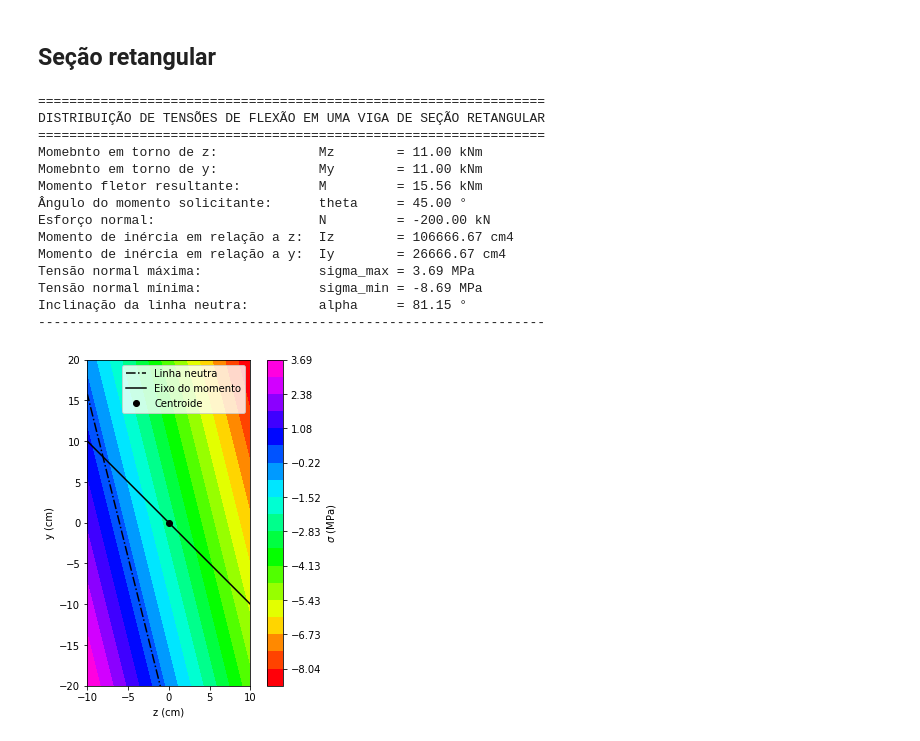
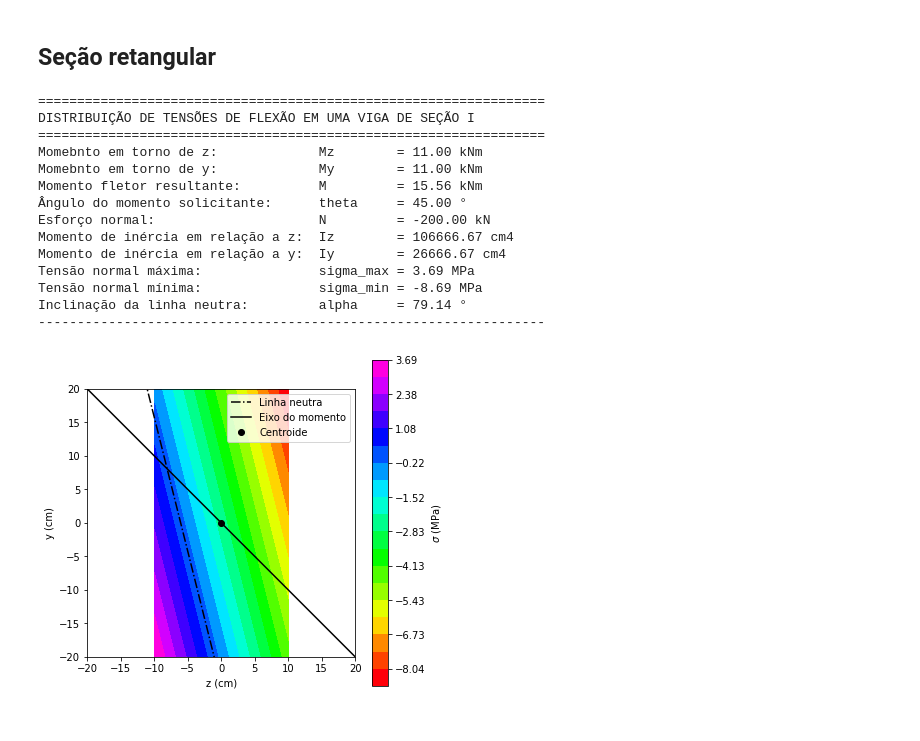
Before and after one commit to rafaelnmbarros/Calculadoras-Resistencia--dos-Materiais, a Jupyter notebook: Tensoes-em-vigas.ipynb, the cells around one changed output. Cells and saved outputs as stored; diff of their text form; code cells hidden in the pictures.

```diff
--- a/Tensoes-em-vigas.ipynb
+++ b/Tensoes-em-vigas.ipynb
@@ -27,7 +27,7 @@ N = -200 #kN
 
 
 #----------------------------------------------------
-#propriedade geométrica da seção
+#Propriedade geométrica da seção
 #----------------------------------------------------
 Iz = b*(h**3)/12
 Iy = h*(b**3)/12
@@ -75,14 +75,16 @@ cbar = fig.colorbar(contour)
 cbar.set_label('$\sigma$ (MPa)')
 
 # Definição dos limites do gráfico
-ax.set_xlim(-b/2, b/2)
-ax.set_ylim(-h/2, h/2)
+lim_min = -max(b, h)/2
+lim_max = max(b, h)/2
+ax.set_xlim(lim_min, lim_max)
+ax.set_ylim(lim_min, lim_max)
 ax.set_xlabel('z (cm)')
 ax.set_ylabel('y (cm)')
 
 
 #Linha neutra
-z = np.linspace(-b/2, b/2, 10)
+z = np.linspace(lim_min, lim_max, 10)
 y = (Iz/(100*Mz))*(N/A + (100*My*z)/Iy)
 LN = ax.plot(-z,y,
     'k-.', label='Linha neutra'
@@ -91,7 +93,7 @@ alpha = (180/np.pi)*np.arctan(y[0]/z[0])
 
 
 #Eixo de atuação do momento fletor
-z = np.linspace(-b/2, b/2, 10)
+z = np.linspace(lim_min, lim_max, 10)
 y = -np.tan((np.pi/180)*theta)*z
 EM = ax.plot(z,y,
     'k-', label='Eixo do momento'
@@ -110,34 +112,34 @@ ax.legend()
 print('')
 print('')
 print('=================================================================')
-print('DISTRIBUIÇÃO DE TENSÕES DE FLEXÃO EM UMA VIGA DE SEÇÃO RETANGULAR')
+print('DISTRIBUIÇÃO DE TENSÕES DE FLEXÃO EM UMA VIGA DE SEÇÃO I')
 print('=================================================================')
 print('Momebnto em torno de z:             Mz        = %.2f kNm' % Mz)
 print('Momebnto em torno de y:             My        = %.2f kNm' % My)
 print('Momento fletor resultante:          M         = %.2f kNm' % M)
 print('Ângulo do momento solicitante:      theta     = %.2f °' % theta)
 print('Esforço normal:                     N         = %.2f kN' % N)
 print('Momento de inércia em relação a z:  Iz        = %.2f cm4' % Iz)
 print('Momento de inércia em relação a y:  Iy        = %.2f cm4' % Iy)
 print('Tensão normal máxima:               sigma_max = %.2f MPa' % sigma_max)
 print('Tensão normal mínima:               sigma_min = %.2f MPa' % sigma_min)
 print('Inclinação da linha neutra:         alpha     = %.2f °' % alpha)
 print('-----------------------------------------------------------------')
 print('')
 plt.show()
 # %% [output]
 =================================================================
-DISTRIBUIÇÃO DE TENSÕES DE FLEXÃO EM UMA VIGA DE SEÇÃO RETANGULAR
+DISTRIBUIÇÃO DE TENSÕES DE FLEXÃO EM UMA VIGA DE SEÇÃO I
 =================================================================
 Momebnto em torno de z:             Mz        = 11.00 kNm
 Momebnto em torno de y:             My        = 11.00 kNm
 Momento fletor resultante:          M         = 15.56 kNm
 Ângulo do momento solicitante:      theta     = 45.00 °
 Esforço normal:                     N         = -200.00 kN
 Momento de inércia em relação a z:  Iz        = 106666.67 cm4
 Momento de inércia em relação a y:  Iy        = 26666.67 cm4
 Tensão normal máxima:               sigma_max = 3.69 MPa
 Tensão normal mínima:               sigma_min = -8.69 MPa
-Inclinação da linha neutra:         alpha     = 81.15 °
+Inclinação da linha neutra:         alpha     = 79.14 °
 -----------------------------------------------------------------
-[figure, old version]
+[figure, new version]
```
Also changed, not shown: parts of 2 cells of this notebook.
